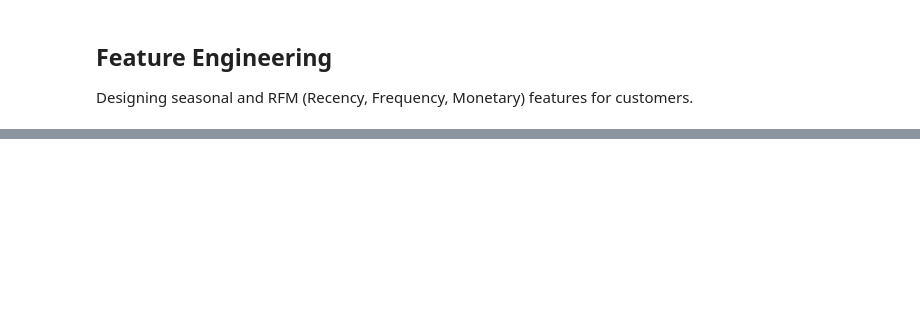
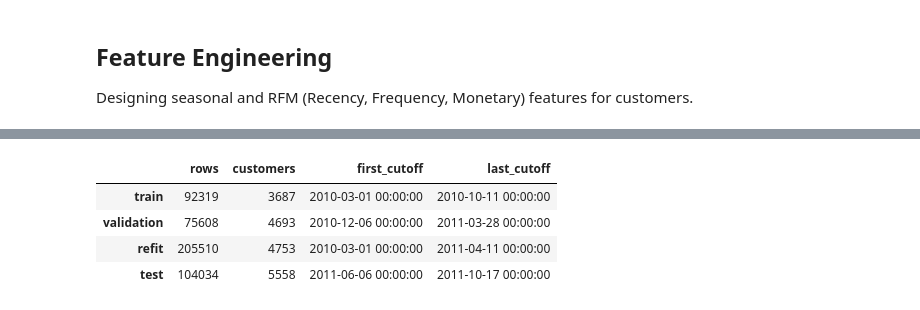
Before and after one commit to manu-horn/online-retail, a Jupyter notebook: notebooks/02_stats_and_fe.ipynb, the cells around one changed output, grey strips where cells are left out. Saved outputs shown, nothing was run; the diff lists cells and outputs as text; code cells hidden in the pictures; blank space fills up the shorter version.

```diff
--- a/notebooks/02_stats_and_fe.ipynb
+++ b/notebooks/02_stats_and_fe.ipynb
@@ -242,0 +290,22 @@ Designing seasonal and RFM (Recency, Frequency, Monetary) features for customers
+# %%
+import tomllib
+
+from online_retail.features.build import build_feature_datasets
+
+with (ROOT / "configs/prediction.toml").open("rb") as handle:
+    feature_settings = tomllib.load(handle)
+
+feature_manifest = build_feature_datasets(
+    source=ROOT / "data/interim/purchases.parquet",
+    output=ROOT / "data/processed",
+    settings=feature_settings,
+)
+# %%
+# Inspect construction metadata only; feature statistical analysis comes next.
+pd.DataFrame(feature_manifest["partitions"]).T
+# %% [output]
+|  | rows | customers | first_cutoff | last_cutoff |
+| train | 92319 | 3687 | 2010-03-01 00:00:00 | 2010-10-11 00:00:00 |
+| validation | 75608 | 4693 | 2010-12-06 00:00:00 | 2011-03-28 00:00:00 |
+| refit | 205510 | 4753 | 2010-03-01 00:00:00 | 2011-04-11 00:00:00 |
+| test | 104034 | 5558 | 2011-06-06 00:00:00 | 2011-10-17 00:00:00 |
```
Also changed, not shown: parts of 12 cells of this notebook, 7 other files.
